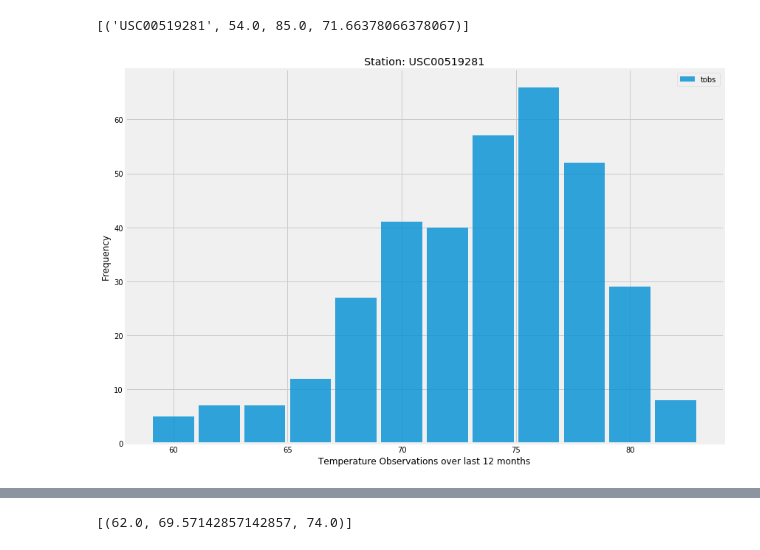
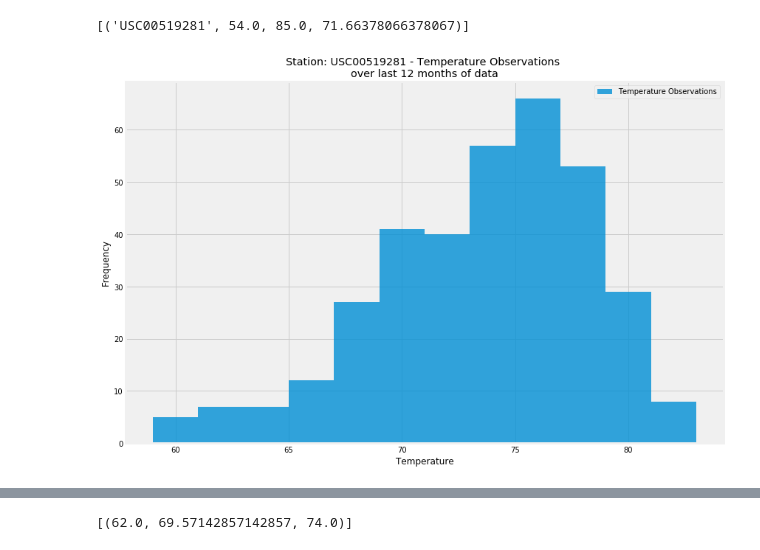
Before and after one commit to JimCDabc/sqlalchemy-challenge, a Jupyter notebook: climate.ipynb, the cells around one changed output, grey strips where cells are left out. Drawn from its saved outputs; the diff is of its cells as text; code cells hidden in the pictures.

```diff
--- a/climate.ipynb
+++ b/climate.ipynb
@@ -154,13 +154,22 @@ session.query(*sel).all()
 # Calculate the date 1 year ago from the last data point in the database
 # https://stackoverflow.com/questions/2803852/python-date-string-to-date-object
 
-lastDate = session.query(Measurement.date).order_by(Measurement.date.desc()).first()[0]
-print(lastDate, type(lastDate))
+def lastDateOfData(session):
+    lastDateStr = session.query(Measurement.date).order_by(Measurement.date.desc()).first()[0]
+    #print(lastDateStr, type(lastDateStr))
 
-lastDate = dt.datetime.strptime((session.query(Measurement.date).order_by(Measurement.date.desc()).first()[0]), '%Y-%m-%d').date()
-print(lastDate, type(lastDate))
+    lastDate = dt.datetime.strptime(lastDateStr, '%Y-%m-%d').date()
+    #print(lastDate, type(lastDate))
+    return lastDate
 
 #12 months ago
-yearAgoDate = lastDate - dt.timedelta(weeks=52)
-print(yearAgoDate, type(yearAgoDate))
+def yearPastDate(endDate) :
+    prevYrDate = endDate - dt.timedelta(minutes=525600)
+    #print(prevYrDate, type(prevYrDate))
+    return prevYrDate
+
+lastDataPoint = lastDateOfData(session)
+yearAgoDate = yearPastDate(lastDataPoint)
+
+print(yearAgoDate)
 # %% [output]
@@ -265,24 +276,26 @@ session.query(Measurement.station, func.min(Measurement.tobs), func.max(Measurem
 # %%
 # Choose the station with the highest number of temperature observations.
 # Query the last 12 months of temperature observation data for this station and plot the results as a histogram
 tobsQuery = session.query(Measurement.date, Measurement.tobs).\
     filter(Measurement.station == 'USC00519281'). \
     filter(Measurement.date >= yearAgoDate)
 
 tobsResults_df = pd.read_sql(tobsQuery.statement, engine)
 
 tobsResults_df.set_index('date', inplace=True)
 tobsResults_df.dropna(inplace=True)
 tobsResults_df
 
-#fig, ax = plt.subplots()
-tobsResults_df.plot.hist(bins=12, alpha = 0.8, figsize=(12,8), grid=True, rwidth=0.9)
-plt.xlabel("Temperature Observations over last 12 months")
-plt.title('Station: USC00519281')
+fig, ax = plt.subplots()
+tobsResults_df.plot.hist(ax=ax, bins=12, alpha = 0.8, figsize=(12,8), grid=True) #, rwidth=0.9)
+plt.xlabel("Temperature")
+plt.title('Station: USC00519281 - Temperature Observations \nover last 12 months of data')
+plt.legend(['Temperature Observations'], loc="best")
 plt.tight_layout()
 plt.show()
+fig.savefig("./images/station_temps.png", dpi=100)
 # %% [output]
-[figure, old version]
+[figure, new version]
 # %% [markdown]
 ![precipitation](Images/station-histogram.png)
 # %%
```
Also changed, not shown: parts of 11 cells of this notebook, 5 other files.
